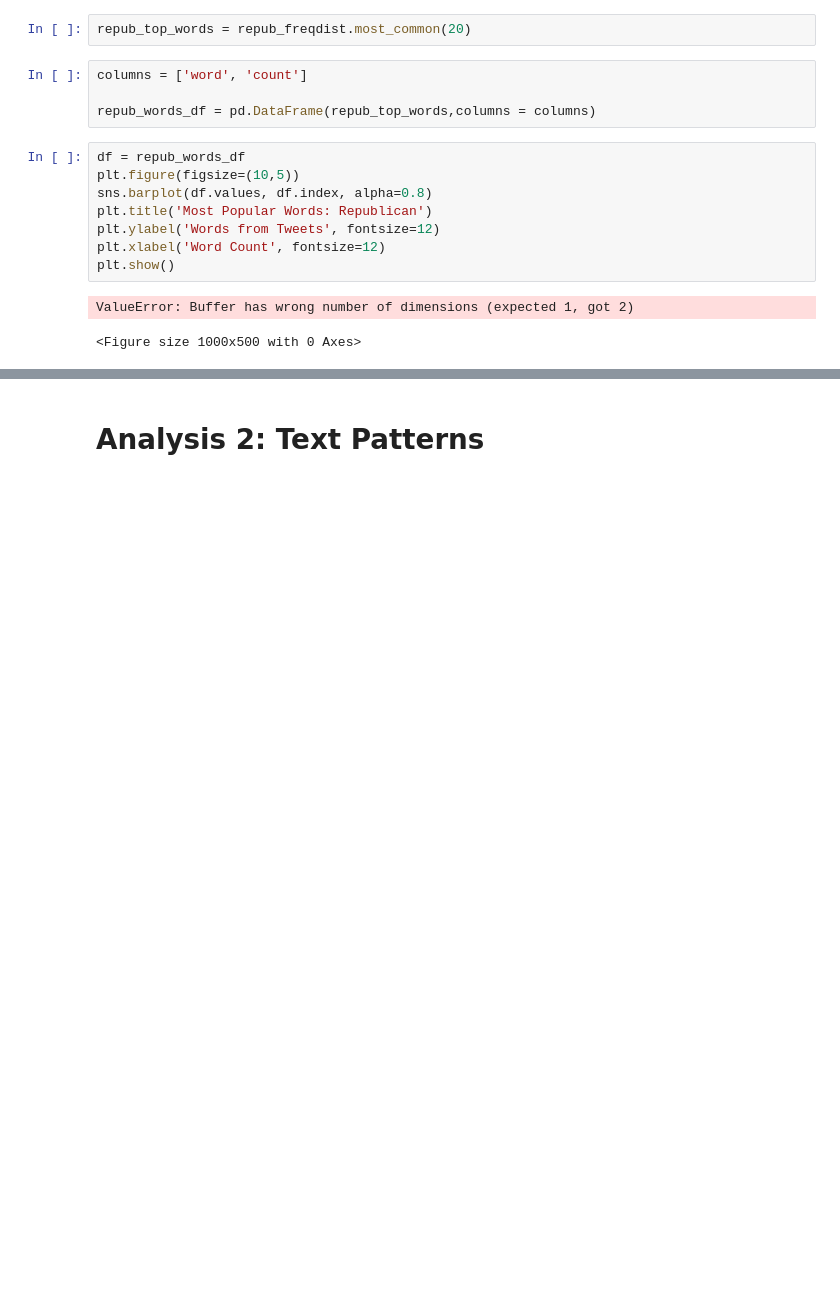
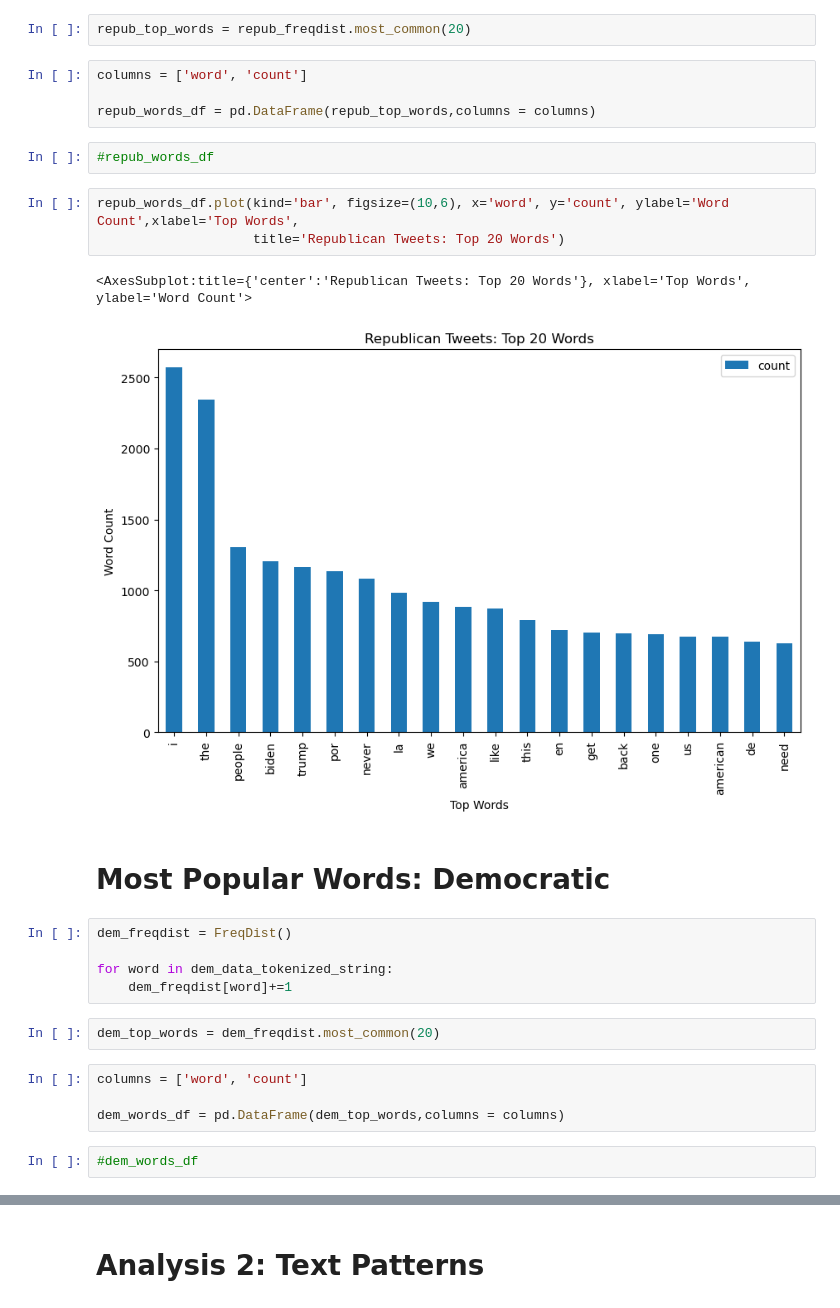
Before and after one commit to Oren-Fanok/Acquire-and-Analyze-Data-Engineering-Project, a Jupyter notebook: Acquire and Analyze.ipynb, the cells around one changed output, grey strips where cells are left out. Cells and saved outputs as stored; diff of their text form; blank space fills up the shorter version.

```diff
--- a/Acquire and Analyze.ipynb
+++ b/Acquire and Analyze.ipynb
@@ -202,14 +207,26 @@ repub_top_words = repub_freqdist.most_common(20)
 columns = ['word', 'count']
 
 repub_words_df = pd.DataFrame(repub_top_words,columns = columns)
-# %%
-df = repub_words_df
-plt.figure(figsize=(10,5))
-sns.barplot(df.values, df.index, alpha=0.8)
-plt.title('Most Popular Words: Republican')
-plt.ylabel('Words from Tweets', fontsize=12)
-plt.xlabel('Word Count', fontsize=12)
-plt.show()
-# %% [output]
-ValueError: Buffer has wrong number of dimensions (expected 1, got 2)
-<Figure size 1000x500 with 0 Axes>
+# %%
+#repub_words_df
+# %%
+repub_words_df.plot(kind='bar', figsize=(10,6), x='word', y='count', ylabel='Word Count',xlabel='Top Words',
+                    title='Republican Tweets: Top 20 Words')
+# %% [output]
+<AxesSubplot:title={'center':'Republican Tweets: Top 20 Words'}, xlabel='Top Words', ylabel='Word Count'>
+[figure, added]
+# %% [markdown]
+# Most Popular Words: Democratic
+# %%
+dem_freqdist = FreqDist()
+
+for word in dem_data_tokenized_string:
+    dem_freqdist[word]+=1
+# %%
+dem_top_words = dem_freqdist.most_common(20)
+# %%
+columns = ['word', 'count']
+
+dem_words_df = pd.DataFrame(dem_top_words,columns = columns)
+# %%
+#dem_words_df
```
Also changed, not shown: parts of 5 cells of this notebook.
